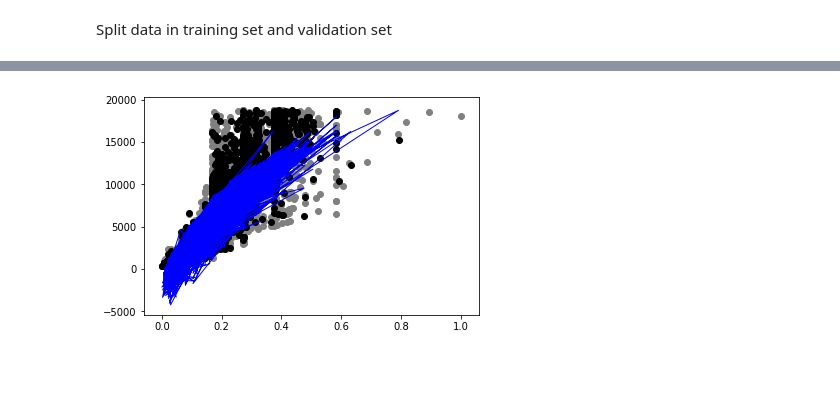
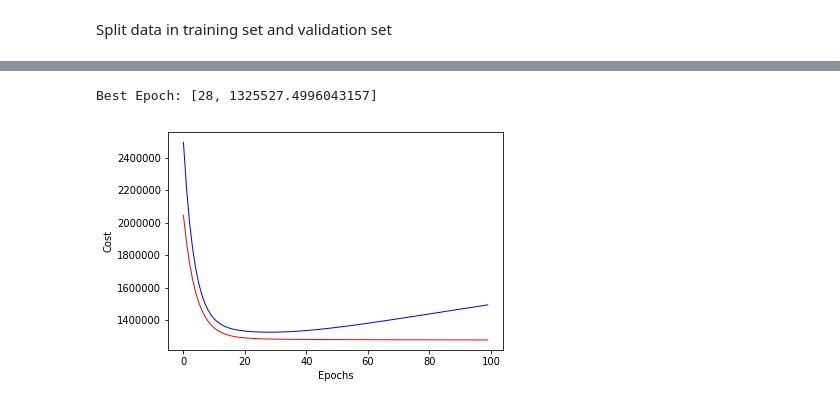
Before and after one commit to lucasvieirademiranda/linear_regression, a Jupyter notebook: Linear Regression.ipynb, the cells around one changed output, grey strips where cells are left out. Cells and saved outputs as stored; diff of their text form; code cells hidden in the pictures; blank space fills up the shorter version.

```diff
--- a/Linear Regression.ipynb
+++ b/Linear Regression.ipynb
@@ -228,11 +242,0 @@ Linear regression accuracy:  0.8763265165136687
-# %%
-plt.scatter(training_X[:, 0:1], training_Y, color = 'gray')
-plt.scatter(validation_X[:, 0:1], validation_Y, color = 'black')
-plt.plot(validation_X[:, 0:1], prediction_Y, color = 'blue', linewidth = 1)
-
-plt.xticks()
-plt.yticks()
-
-plt.show()
-# %% [output]
-[figure, removed]
@@ -238,0 +341,50 @@ plt.show()
+# %%
+total_epoch = 100
+
+training_epochs = []
+validation_epochs = []
+
+regressor = SGDRegressor(max_iter = 1,
+                         fit_intercept = True,
+                         eta0 = 0.01)
+
+select = float('inf')
+
+best_epoch = None
+best_model = None
+
+for epoch in range(total_epoch):
+
+    regressor.partial_fit(training_X, training_Y)
+
+    training_prediction_Y = regressor.predict(training_X)
+    training_mse = mean_squared_error(training_Y, training_prediction_Y)
+
+    training_epochs.append([epoch, training_mse])
+
+    validation_prediction_Y = regressor.predict(validation_X)
+    validation_mse = mean_squared_error(validation_Y, validation_prediction_Y)
+
+    validation_epochs.append([epoch, validation_mse])
+
+    if (validation_mse < select):
+
+        select = validation_mse
+        best_epoch = [epoch, validation_mse]
+        best_model = deepcopy(regressor)
+
+print("Best Epoch: " + str(best_epoch))
+
+training_df = pd.DataFrame(data = training_epochs, columns = ['Epoch', 'Cost'])
+validation_df = pd.DataFrame(data = validation_epochs, columns = ['Epoch', 'Cost'])
+
+plt.plot(training_df['Epoch'], training_df['Cost'], linewidth = 1.0, color = 'red')
+plt.plot(validation_df['Epoch'], validation_df['Cost'], linewidth = 1.0, color = 'blue')
+
+plt.xlabel('Epochs')
+plt.ylabel('Cost')
+
+plt.show()
+# %% [output]
+Best Epoch: [28, 1325527.4996043157]
+[figure, added]
```
Also changed, not shown: parts of 14 cells of this notebook, 1 other file.
